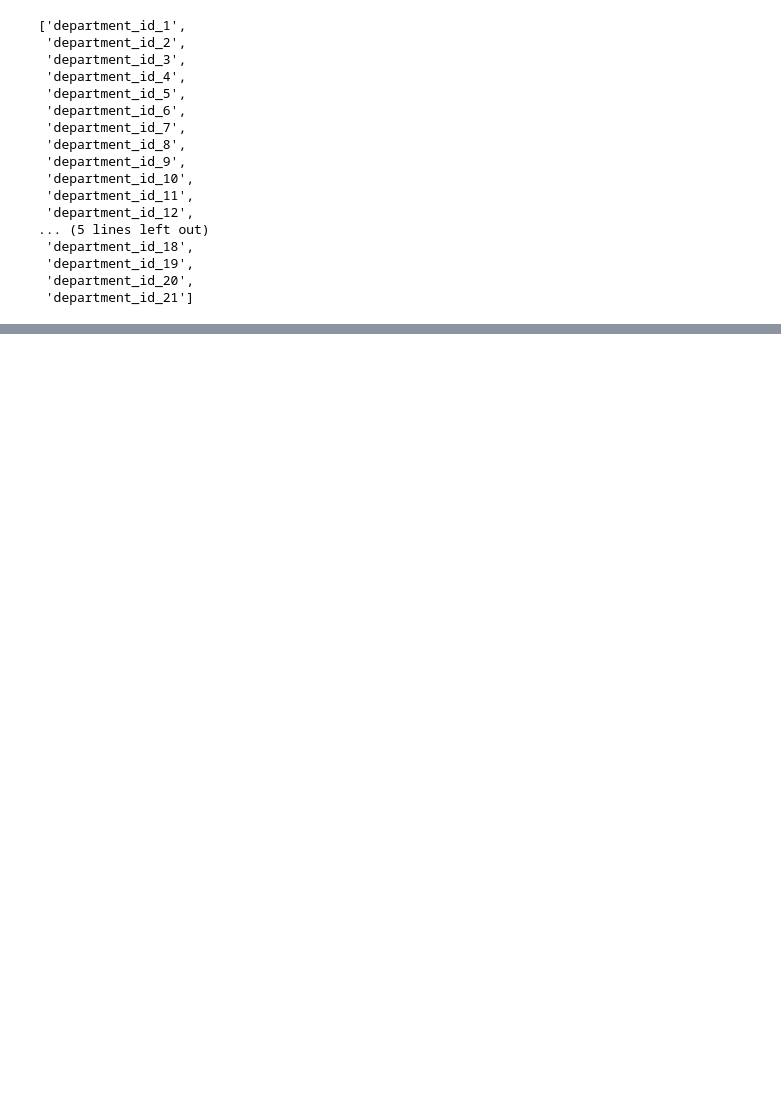
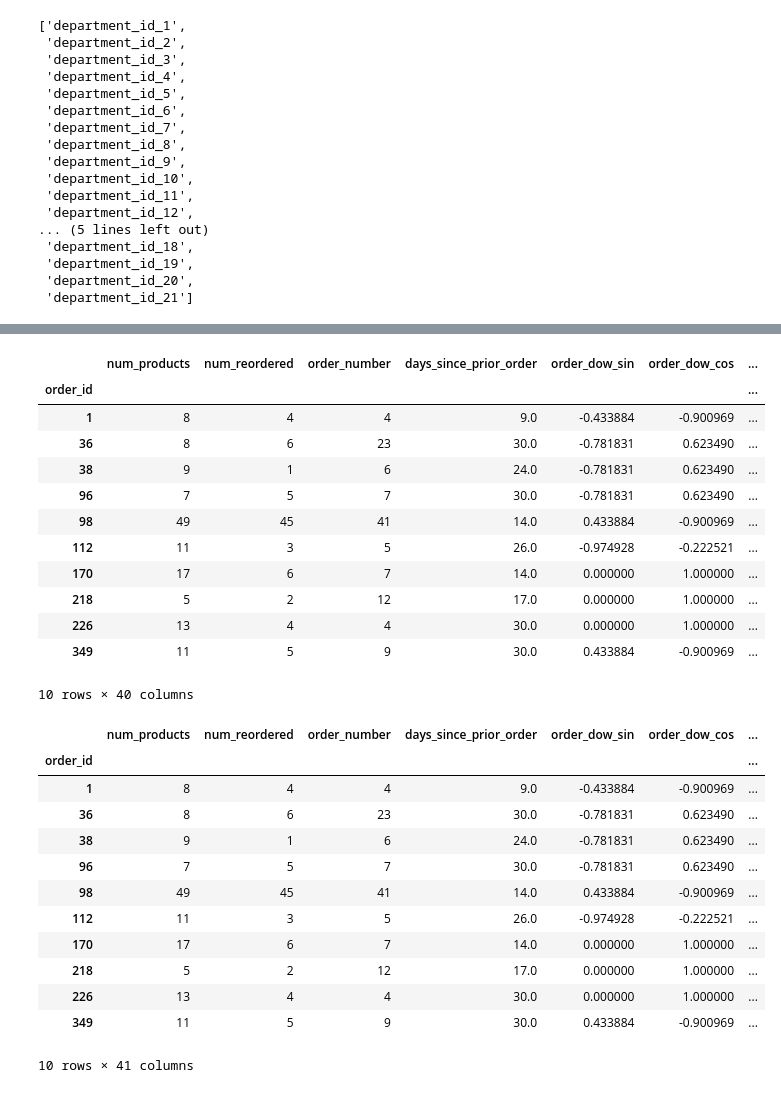
Before and after one commit to Chemmic/DataScience, a Jupyter notebook: data_science_project_aufgabe2.ipynb, the cells around one changed output, grey strips where cells are left out. Saved outputs shown, nothing was run; the diff lists cells and outputs as text; code cells hidden in the pictures; blank space fills up the shorter version.

```diff
--- a/data_science_project_aufgabe2.ipynb
+++ b/data_science_project_aufgabe2.ipynb
@@ -403,3 +558,12 @@ LogReg Accuracy: 0.7686224192231425
+# %%
+df_finish = df_finish.set_index("order_id")
+def predict_tip():
+    feature_names = log_pipeline.feature_names_in_
+    pred_df = df_finish.drop(columns=["tip", "tip_pc"])
+    pred_df = pred_df[feature_names]
+    pred_df["tip_hat"]  = log_pipeline.predict(pred_df).astype(int)
+    display(pred_df.head(10))
+    return pred_df
 # %%
 X_train = X_train.copy()
 X_train["tip_hat"] = log_pipeline.predict(X_train)
@@ -430,3 +594,36 @@ R²: 0.4444163566108178
+# %%
+predict = predict_tip()
+feature_names_reg = reg_pipeline.feature_names_in_
+predict = predict[feature_names_reg]
+predict["tip_pc"]  = reg_pipeline.predict(predict).astype(float)
+display(predict.head(10))
+# %% [output]
+|  | num_products | num_reordered | order_number | days_since_prior_order | order_dow_sin | order_dow_cos | ... |
+| order_id |  |  |  |  |  |  | ... |
+| 1 | 8 | 4 | 4 | 9.0 | -0.433884 | -0.900969 | ... |
+| 36 | 8 | 6 | 23 | 30.0 | -0.781831 | 0.623490 | ... |
+| 38 | 9 | 1 | 6 | 24.0 | -0.781831 | 0.623490 | ... |
+| 96 | 7 | 5 | 7 | 30.0 | -0.781831 | 0.623490 | ... |
+| 98 | 49 | 45 | 41 | 14.0 | 0.433884 | -0.900969 | ... |
+| 112 | 11 | 3 | 5 | 26.0 | -0.974928 | -0.222521 | ... |
+| 170 | 17 | 6 | 7 | 14.0 | 0.000000 | 1.000000 | ... |
+| 218 | 5 | 2 | 12 | 17.0 | 0.000000 | 1.000000 | ... |
+| 226 | 13 | 4 | 4 | 30.0 | 0.000000 | 1.000000 | ... |
+| 349 | 11 | 5 | 9 | 30.0 | 0.433884 | -0.900969 | ... |
+10 rows × 40 columns
+|  | num_products | num_reordered | order_number | days_since_prior_order | order_dow_sin | order_dow_cos | ... |
+| order_id |  |  |  |  |  |  | ... |
+| 1 | 8 | 4 | 4 | 9.0 | -0.433884 | -0.900969 | ... |
+| 36 | 8 | 6 | 23 | 30.0 | -0.781831 | 0.623490 | ... |
+| 38 | 9 | 1 | 6 | 24.0 | -0.781831 | 0.623490 | ... |
+| 96 | 7 | 5 | 7 | 30.0 | -0.781831 | 0.623490 | ... |
+| 98 | 49 | 45 | 41 | 14.0 | 0.433884 | -0.900969 | ... |
+| 112 | 11 | 3 | 5 | 26.0 | -0.974928 | -0.222521 | ... |
+| 170 | 17 | 6 | 7 | 14.0 | 0.000000 | 1.000000 | ... |
+| 218 | 5 | 2 | 12 | 17.0 | 0.000000 | 1.000000 | ... |
+| 226 | 13 | 4 | 4 | 30.0 | 0.000000 | 1.000000 | ... |
+| 349 | 11 | 5 | 9 | 30.0 | 0.433884 | -0.900969 | ... |
+10 rows × 41 columns
 # %%
 from sklearn.preprocessing import StandardScaler
 
```
Also changed, not shown: parts of 14 cells of this notebook, 1 other file.
